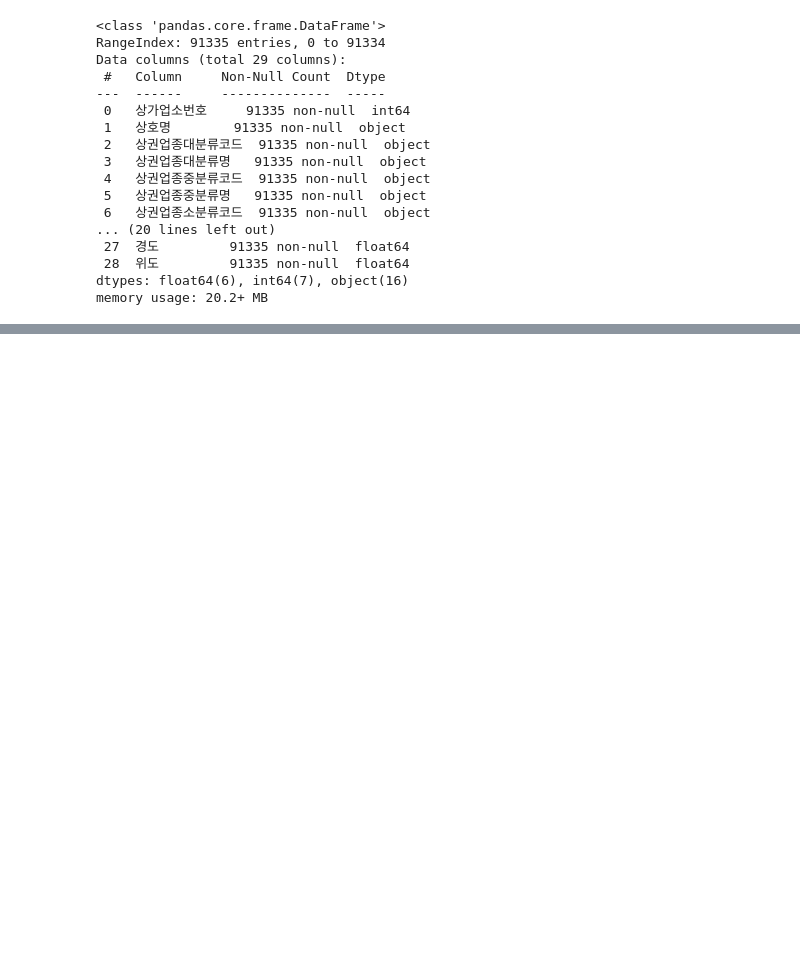
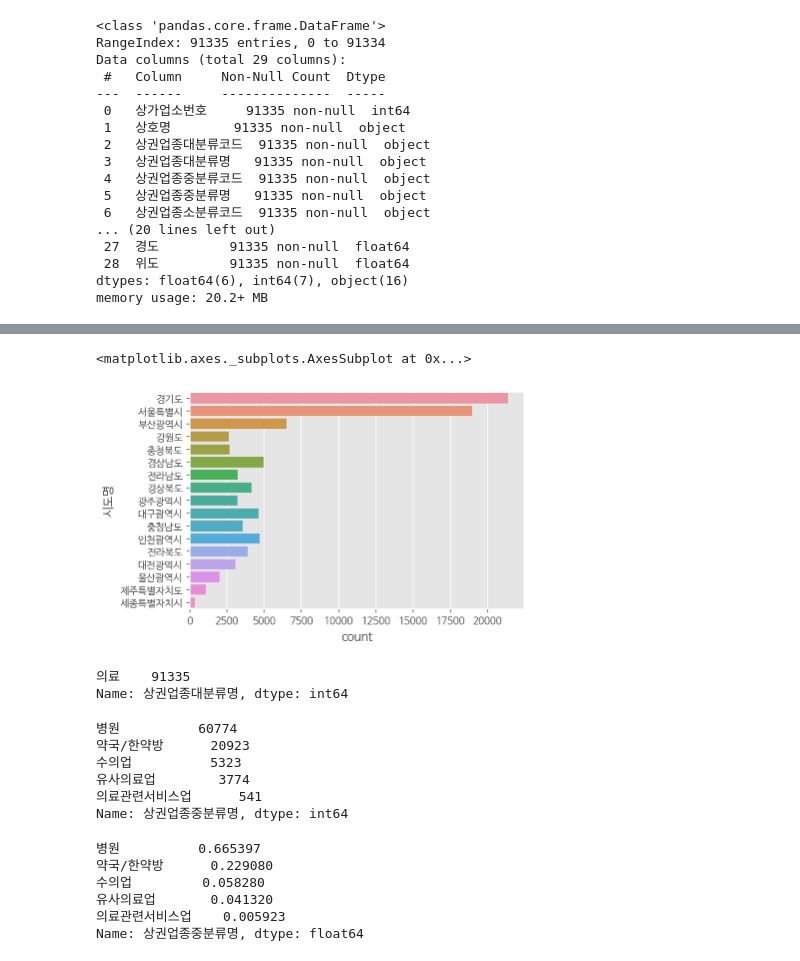
Before and after one commit to HwangHanJae/datascience-public-data, a Jupyter notebook: medical_institution_201909.ipynb, the cells around one changed output, grey strips where cells are left out. Cells and saved outputs as stored; diff of their text form; code cells hidden in the pictures; blank space fills up the shorter version.

```diff
--- a/medical_institution_201909.ipynb
+++ b/medical_institution_201909.ipynb
@@ -420,0 +601,32 @@ memory usage: 20.2+ MB
+# %%
+#seaborn의 countplot으로 그리기
+#countplot은 x, y 둘중 하나만 써주는 경향이 있다.
+sns.countplot(data=df, y='시도명',)
+# %% [output]
+<matplotlib.axes._subplots.AxesSubplot at 0x...>
+[figure, added]
+# %%
+#상권업종대분류명으로 갯수를 세어보기
+df['상권업종대분류명'].value_counts()
+# %% [output]
+의료    91335
+Name: 상권업종대분류명, dtype: int64
+# %%
+#상권업종중분류명으로 갯수를 세어보기
+df['상권업종중분류명'].value_counts()
+# %% [output]
+병원          60774
+약국/한약방      20923
+수의업          5323
+유사의료업        3774
+의료관련서비스업      541
+Name: 상권업종중분류명, dtype: int64
+# %%
+df['상권업종중분류명'].value_counts(normalize=True)
+# %% [output]
+병원          0.665397
+약국/한약방      0.229080
+수의업         0.058280
+유사의료업       0.041320
+의료관련서비스업    0.005923
+Name: 상권업종중분류명, dtype: float64
```
Also changed, not shown: parts of 33 cells of this notebook.
